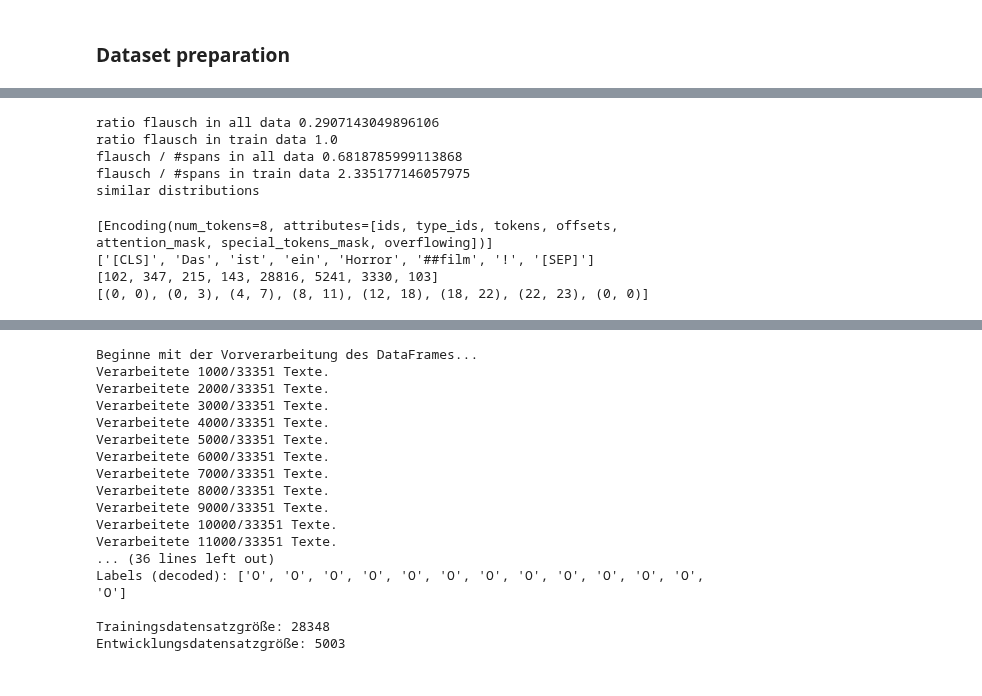
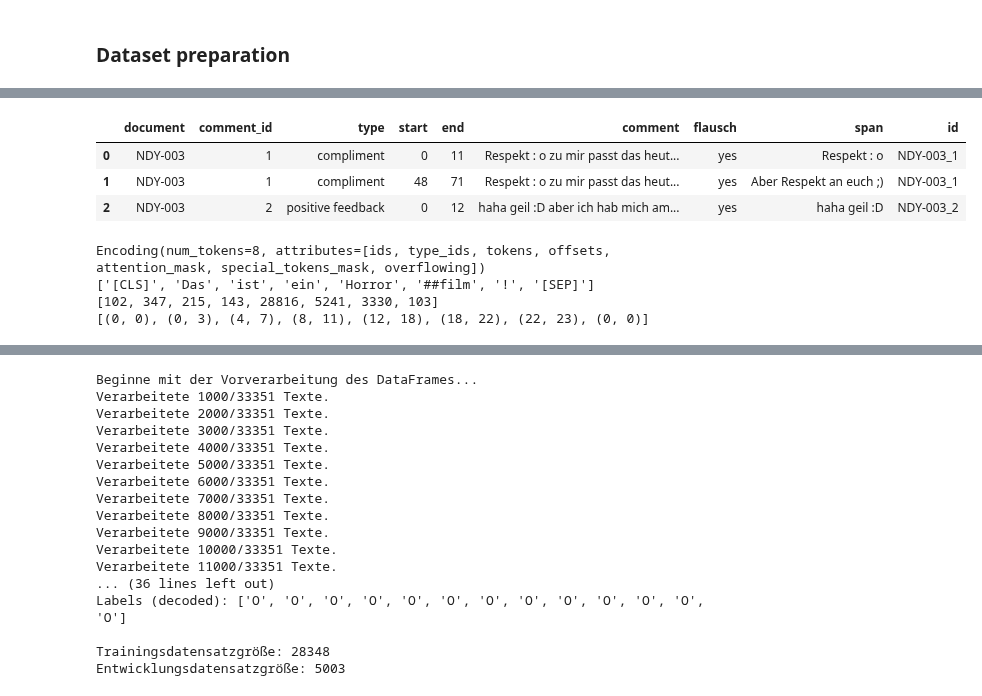
Before and after one commit to WiebkePetersen/GermevalFlausch, a Jupyter notebook: Lehre_flausch_task2_train_token_classifier.ipynb, the cells around one changed output, grey strips where cells are left out. Drawn from its saved outputs; the diff is of its cells as text; code cells hidden in the pictures.

```diff
--- a/Lehre_flausch_task2_train_token_classifier.ipynb
+++ b/Lehre_flausch_task2_train_token_classifier.ipynb
@@ -22,3 +41,10 @@ data2 = pd.read_json(path + "train_task2.json")
+# %%
+data2.head(3)
+# %% [output]
+|  | document | comment_id | type | start | end | comment | flausch | span | id |
+| 0 | NDY-003 | 1 | compliment | 0 | 11 | Respekt : o zu mir passt das heut... | yes | Respekt : o | NDY-003_1 |
+| 1 | NDY-003 | 1 | compliment | 48 | 71 | Respekt : o zu mir passt das heut... | yes | Aber Respekt an euch ;) | NDY-003_1 |
+| 2 | NDY-003 | 2 | positive feedback | 0 | 12 | haha geil :D aber ich hab mich am... | yes | haha geil :D | NDY-003_2 |
 # %%
 # set checkpoint and load tokenizer
 from transformers import AutoTokenizer
@@ -33,22 +59,6 @@ if mode =="only_flausch":
     dataflausch = data[data["flausch"]=="yes"].copy().reset_index(drop=True)
 if mode =="all":
     dataflausch = data.copy().reset_index(drop=True)
-# %%
-# prüfe wie gut unser test/train split ist:
-all1 = pd.read_csv(path + "task1.csv")
-all2 = pd.read_csv(path + "task2.csv")
-allflausch = all1[all1["flausch"]=="yes"]
-print("ratio flausch in all data", allflausch.shape[0]/all1.shape[0])
-print("ratio flausch in train data", dataflausch.shape[0]/data.shape[0])
-print("flausch / #spans in all data", allflausch.shape[0]/all2.shape[0])
-print("flausch / #spans in train data", dataflausch.shape[0]/data2.shape[0])
-print("similar distributions")
-# %% [output]
-ratio flausch in all data 0.2907143049896106
-ratio flausch in train data 1.0
-flausch / #spans in all data 0.6818785999113868
-flausch / #spans in train data 2.335177146057975
-similar distributions
 # %%
 # generate BIO tag scheme (begin/inside/outside)
 # dictionaries to map between tag ids and tag names
@@ -62,12 +72,12 @@ id2tag = {v: k for k, v in tag2id.items()}
 # %%
 #some testing
 tokenized = tokenizer(["Das ist ein Horrorfilm!"], return_offsets_mapping=True)
-print(tokenized.encodings)
+print(tokenized.encodings[0])
 print(tokenized.encodings[0].tokens)
 print(tokenized.encodings[0].ids)
 print(tokenized.encodings[0].offsets)
 # %% [output]
-[Encoding(num_tokens=8, attributes=[ids, type_ids, tokens, offsets, attention_mask, special_tokens_mask, overflowing])]
+Encoding(num_tokens=8, attributes=[ids, type_ids, tokens, offsets, attention_mask, special_tokens_mask, overflowing])
 ['[CLS]', 'Das', 'ist', 'ein', 'Horror', '##film', '!', '[SEP]']
 [102, 347, 215, 143, 28816, 5241, 3330, 103]
 [(0, 0), (0, 3), (4, 7), (8, 11), (12, 18), (18, 22), (22, 23), (0, 0)]
```
Also changed, not shown: parts of 21 cells of this notebook, 1 other file.
